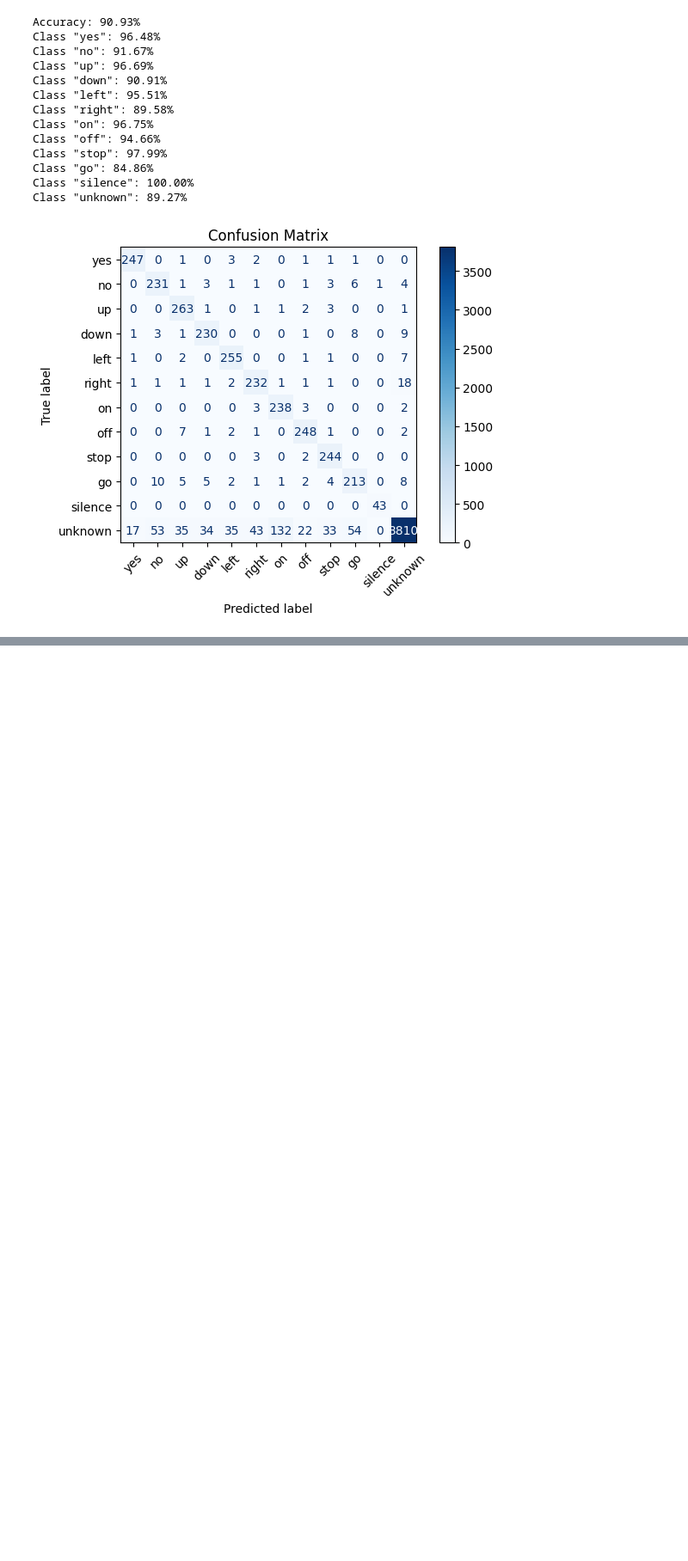
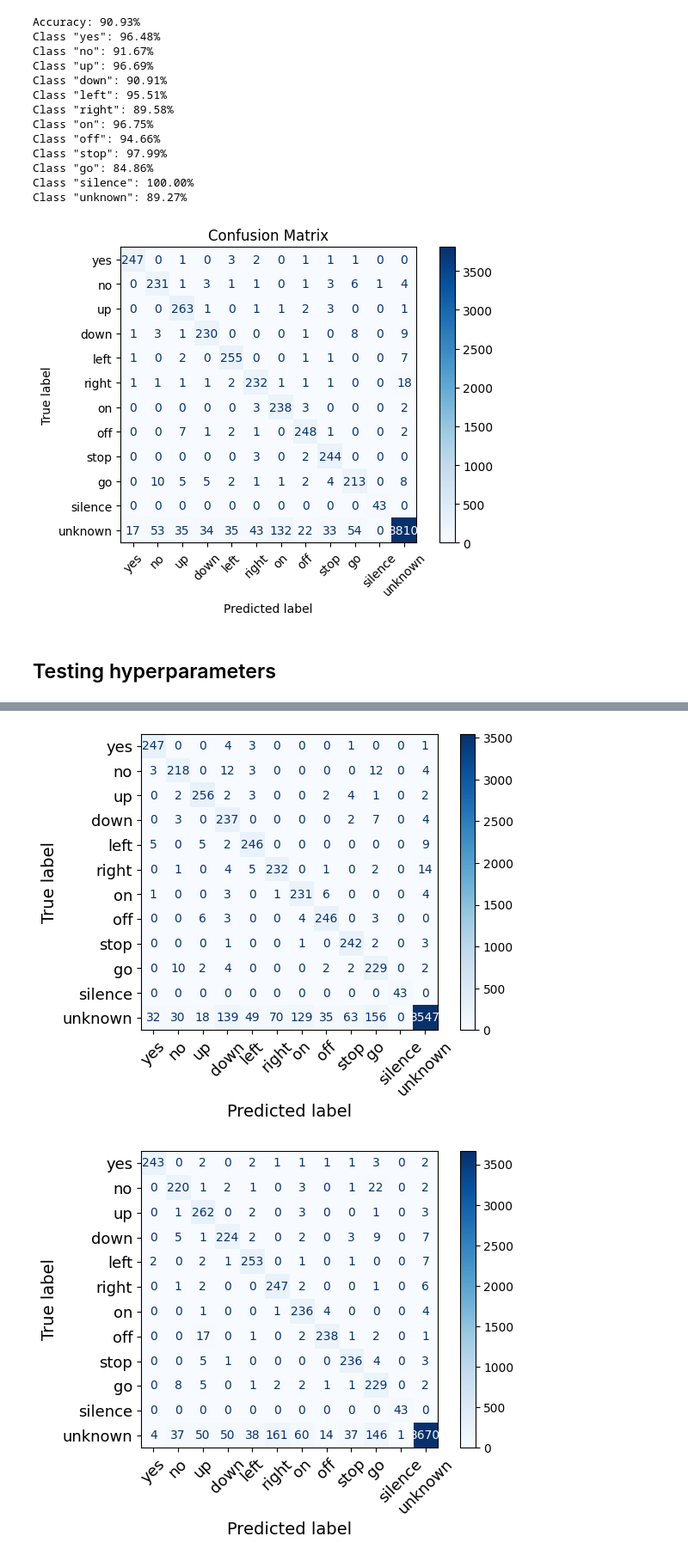
Before and after one commit to mikolaj2268/DeepLearningTransformers, a Jupyter notebook: efficient_net.ipynb, the cells around one changed output, grey strips where cells are left out. Shown at 86% size. Cells and saved outputs as stored; diff of their text form; code cells hidden in the pictures; blank space fills up the shorter version.

```diff
--- a/efficient_net.ipynb
+++ b/efficient_net.ipynb
@@ -199,3 +184,18 @@ plt.tight_layout()
 plt.show()
 # %% [output]
 [figure]
+# %% [markdown]
+## Testing hyperparameters
+# %%
+learning_rate_values = [0.0005, 0.001, 0.005, 0.01]
+weight_decay = 0 #default value
+model_name = 'efficient_net'
+tested_parameter = 'lr'
+epoch_number = 20
+classes = ["yes", "no", "up", "down", "left", "right", "on", "off", "stop", "go", "silence", "unknown"]
+
+for lr in learning_rate_values:
+    model = SpeechEfficientNet(n_classes=12).to(device)
+    model = train_model(model, device, train_loader, lr=lr, weight_decay=weight_decay, model_name=model_name, epoch_number=epoch_number, save_flg = True)
+    predict_model(model, device, classes, test_loader, lr=lr, weight_decay=weight_decay, model_name=model_name, tested_parameter=tested_parameter, save_flg = True)
+# %% [output]
@@ -201,0 +219,2 @@ plt.show()
+[figure, added]
+[figure, added]
```
Also changed, not shown: parts of 6 cells of this notebook, 19 other files.
